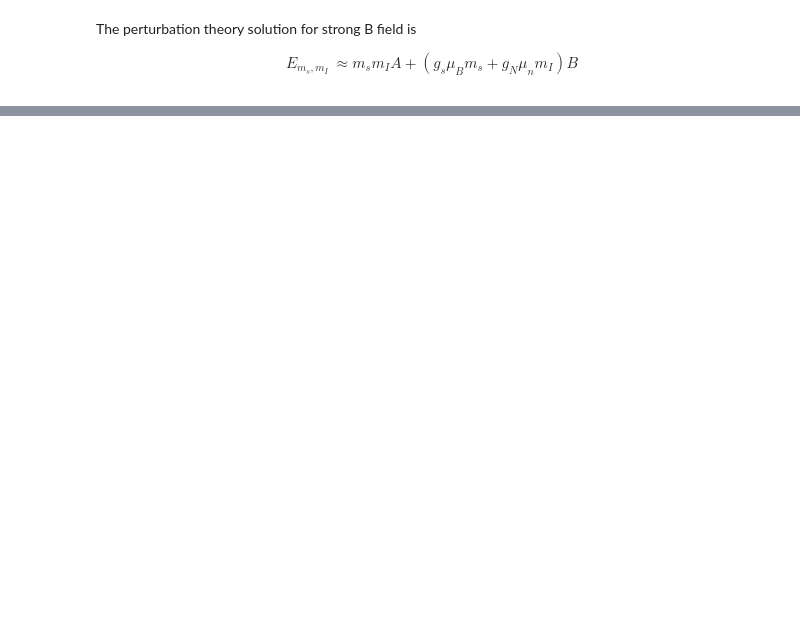
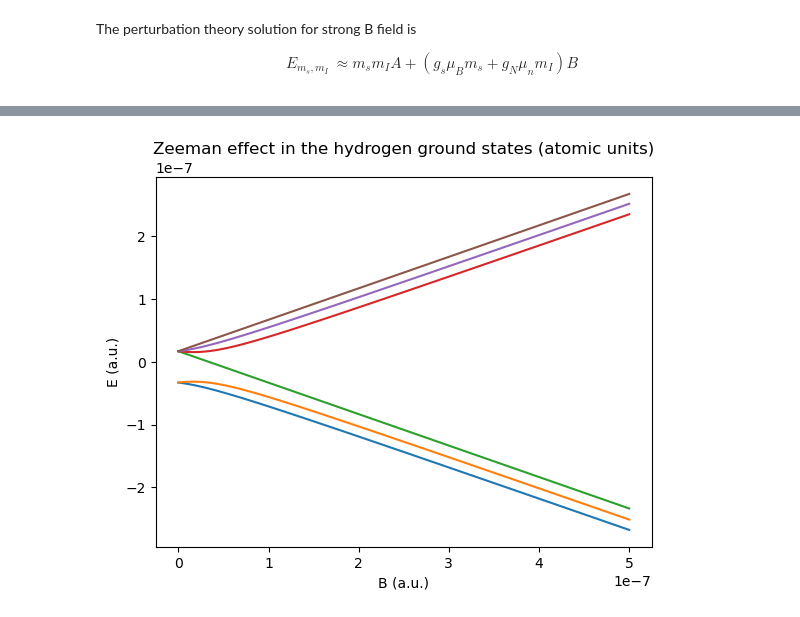
Before and after one commit to corcoted/Phys475, a Jupyter notebook: WeakZeeman-solution.ipynb, the cells around one changed output, grey strips where cells are left out. Saved outputs shown, nothing was run; the diff lists cells and outputs as text; code cells hidden in the pictures; blank space fills up the shorter version.

```diff
--- a/WeakZeeman-solution.ipynb
+++ b/WeakZeeman-solution.ipynb
@@ -244,2 +212,11 @@ plt.legend(custom_lines, ['Exact', 'Weak field', 'Strong field'])
+# %%
+for x in range(degS*degI):
+    plt.plot(np.array(Blist), Earray[:,x])
+plt.xlabel("B (a.u.)");
+plt.ylabel("E (a.u.)");
+plt.title("Zeeman effect in the hydrogen ground states (atomic units)");
+#plt.savefig("Zeeman-D-SI.pdf")
+# %% [output]
+[figure, added]
 # %%
 for x in range(degS*degI):
```
Also changed, not shown: parts of 20 cells of this notebook, 1 other file.
